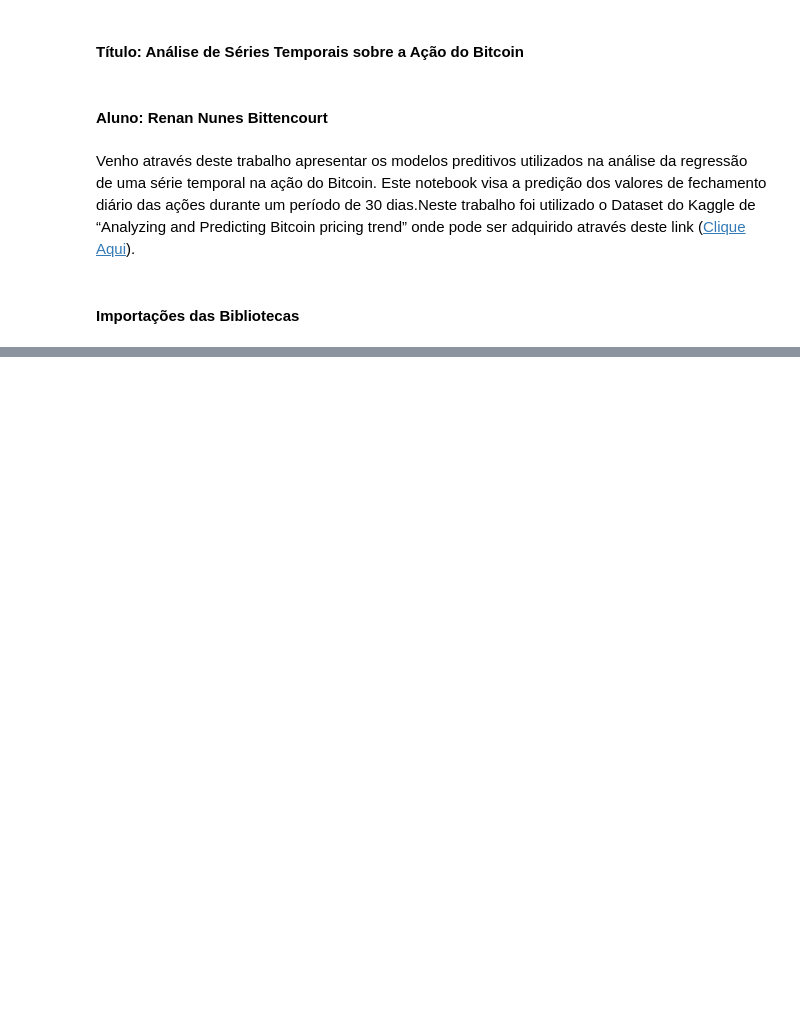
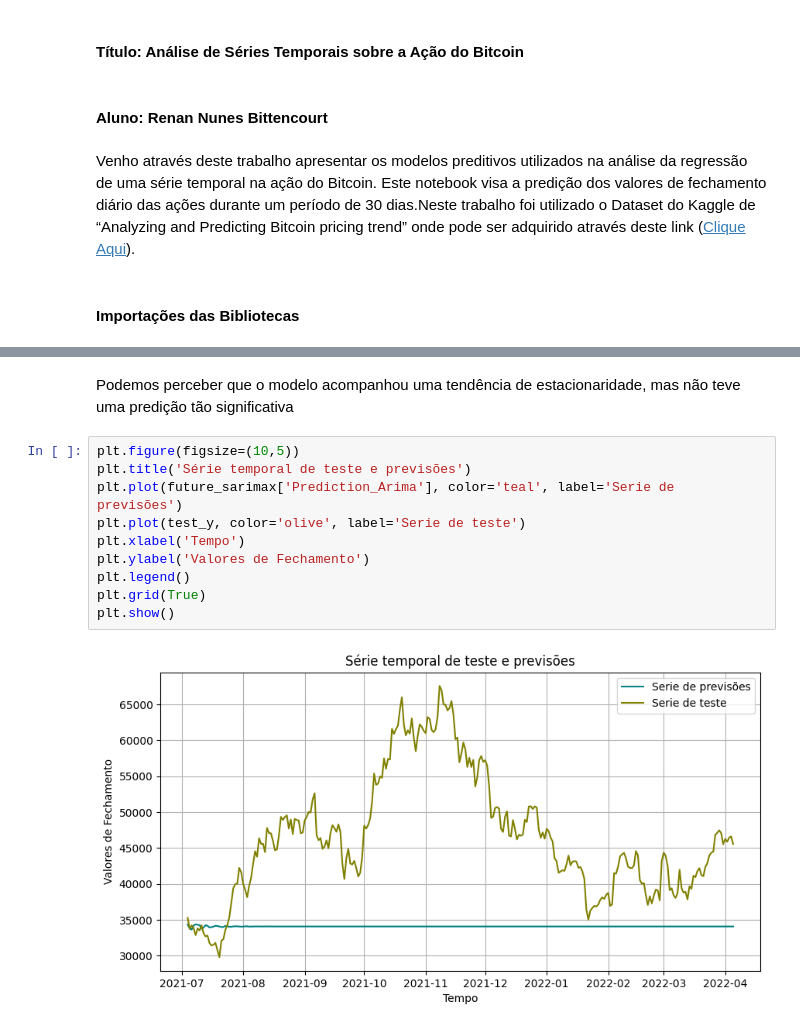
Before and after one commit to RenanNB360/TCC_PUC_Minas, a Jupyter notebook: TCC Trabalho de Conclusão de Curso.ipynb, the cells around one changed output, grey strips where cells are left out. Saved outputs shown, nothing was run; the diff lists cells and outputs as text; blank space fills up the shorter version.

```diff
--- a/TCC Trabalho de Conclusão de Curso.ipynb
+++ b/TCC Trabalho de Conclusão de Curso.ipynb
@@ -340,0 +275,14 @@ with open ('BTC-USD_saved.pkl', mode = 'wb') as f:
+# %% [markdown]
+Podemos perceber que o modelo acompanhou uma tendência de estacionaridade, mas não teve uma predição tão significativa
+# %%
+plt.figure(figsize=(10,5))
+plt.title('Série temporal de teste e previsões')
+plt.plot(future_sarimax['Prediction_Arima'], color='teal', label='Serie de previsões')
+plt.plot(test_y, color='olive', label='Serie de teste')
+plt.xlabel('Tempo')
+plt.ylabel('Valores de Fechamento')
+plt.legend()
+plt.grid(True)
+plt.show()
+# %% [output]
+[figure, added]
```
Also changed, not shown: parts of 178 cells of this notebook.
